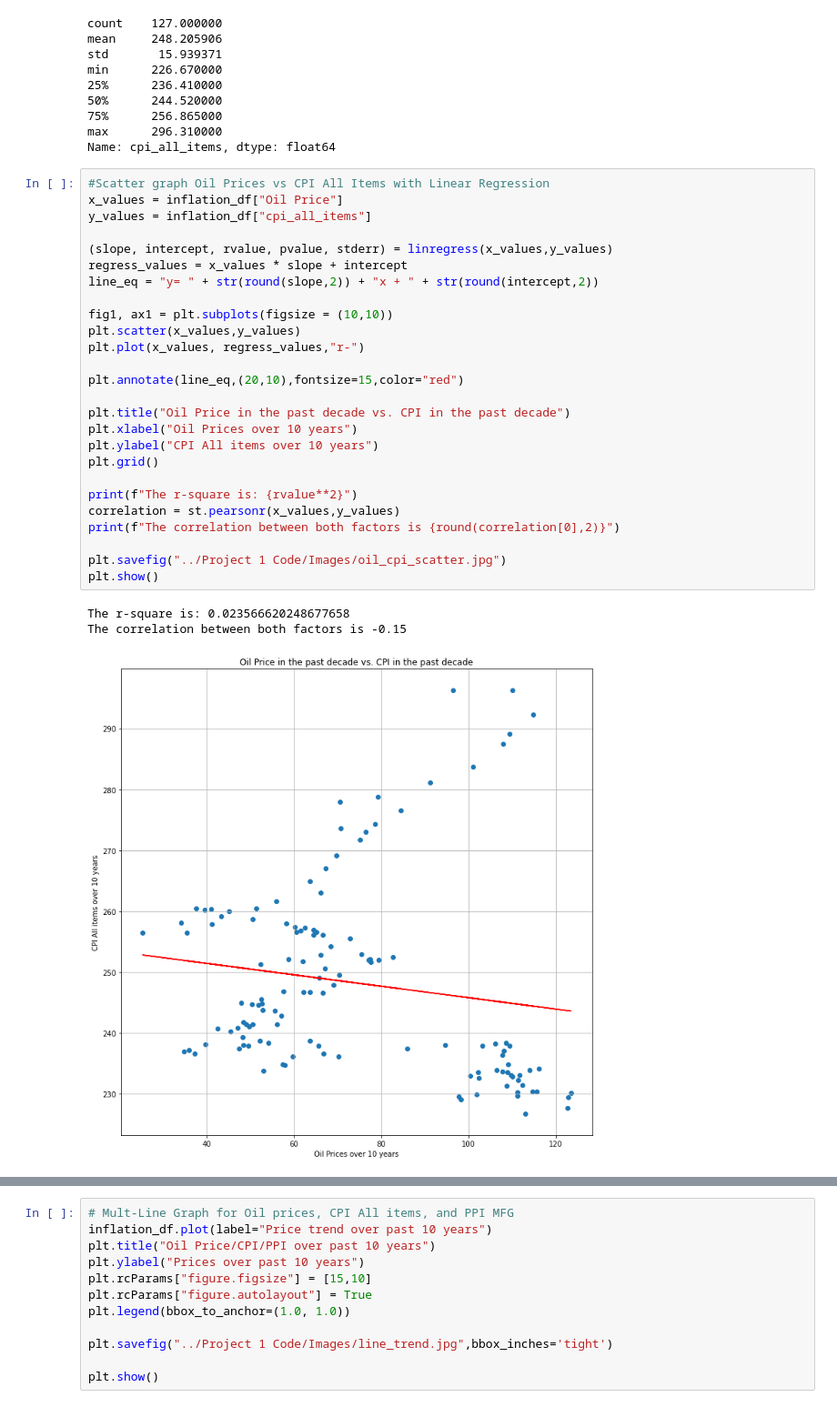
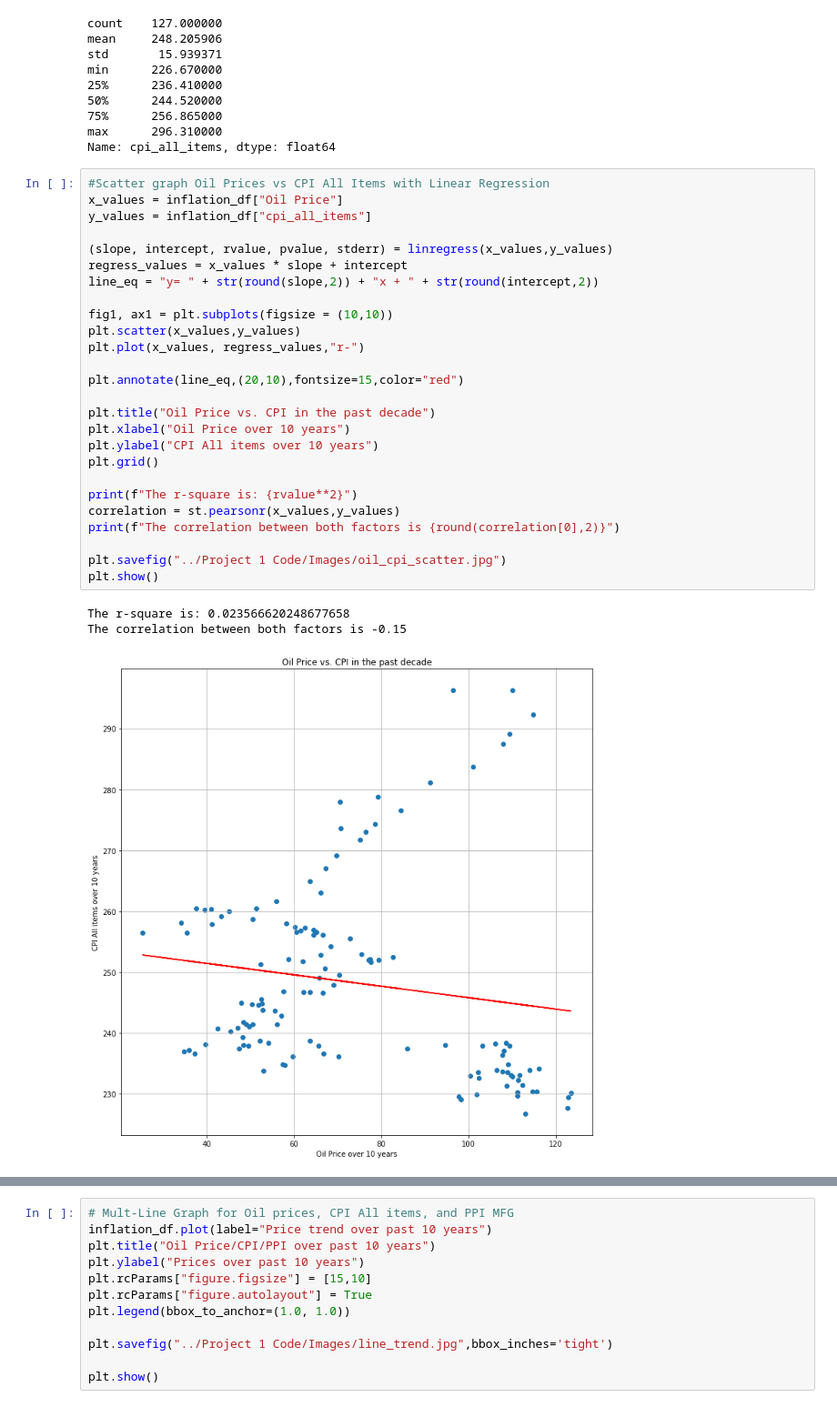
Before and after one commit to Master-Leo/Team-6-Main, a Jupyter notebook: Project 1 Code/statistical_analysis.ipynb, the cells around one changed output, grey strips where cells are left out. Shown at 91% size. Cells and saved outputs as stored; diff of their text form.

Commit message:
'update title names'

```diff
--- a/Project 1 Code/statistical_analysis.ipynb
+++ b/Project 1 Code/statistical_analysis.ipynb
@@ -87,33 +87,33 @@ Name: cpi_all_items, dtype: float64
 # %%
 #Scatter graph Oil Prices vs CPI All Items with Linear Regression
 x_values = inflation_df["Oil Price"]
 y_values = inflation_df["cpi_all_items"]
 
 (slope, intercept, rvalue, pvalue, stderr) = linregress(x_values,y_values)
 regress_values = x_values * slope + intercept
 line_eq = "y= " + str(round(slope,2)) + "x + " + str(round(intercept,2))
 
 fig1, ax1 = plt.subplots(figsize = (10,10))
 plt.scatter(x_values,y_values)
 plt.plot(x_values, regress_values,"r-")
 
 plt.annotate(line_eq,(20,10),fontsize=15,color="red")
 
-plt.title("Oil Price in the past decade vs. CPI in the past decade")
-plt.xlabel("Oil Prices over 10 years")
+plt.title("Oil Price vs. CPI in the past decade")
+plt.xlabel("Oil Price over 10 years")
 plt.ylabel("CPI All items over 10 years")
 plt.grid()
 
 print(f"The r-square is: {rvalue**2}")
 correlation = st.pearsonr(x_values,y_values)
 print(f"The correlation between both factors is {round(correlation[0],2)}")
 
 plt.savefig("../Project 1 Code/Images/oil_cpi_scatter.jpg")
 plt.show()
 # %% [output]
 The r-square is: 0.023566620248677658
 The correlation between both factors is -0.15
-[figure, old version]
+[figure, new version]
 # %%
 #Scatter graph Oil Prices vs CPI All Items with Linear Regression
 x_values = inflation_df["Oil Price"]
```
Also changed, not shown: parts of 5 cells of this notebook, 4 other files.
